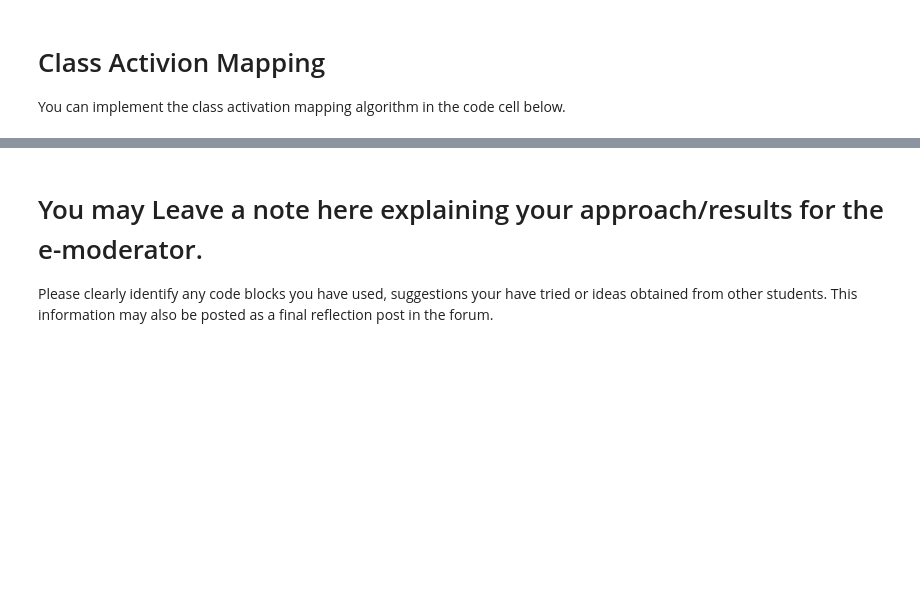
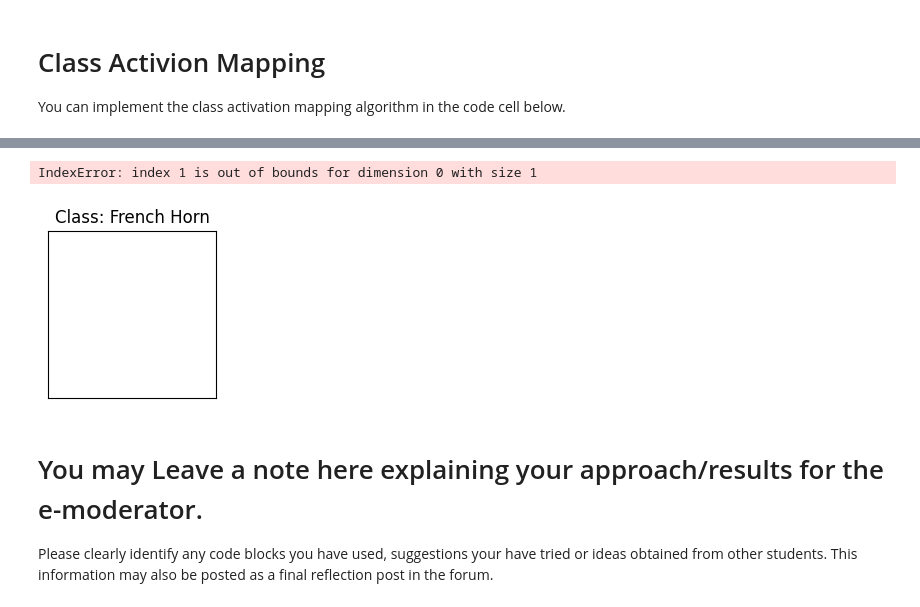
Before and after one commit to shane-os/CE5021-Assignment3, a Jupyter notebook: Assignment_3_student.ipynb, the cells around one changed output, grey strips where cells are left out. Drawn from its saved outputs; the diff is of its cells as text; code cells hidden in the pictures; blank space fills up the shorter version.

```diff
--- a/Assignment_3_student.ipynb
+++ b/Assignment_3_student.ipynb
@@ -320,3 +215,70 @@ TypeError: expected np.ndarray (got numpy.float64)
+# %%
+# To get the top 5 classes predicted by the model
+from torch import topk
+
+# Import cv2
+import cv2
+
+from logging import FileHandler
+
+import matplotlib.pyplot as plt
+import numpy as np
+
+# Initialize Figure
+fig = plt.figure(figsize=(10,10), frameon=False)
+
+
+# Iterate over the dataiter to produce a few examples
+
+# Ensure model is eval mode to disable batch normalisation during inference.
+model.eval()
+
+activations = []
+
+# Take next batch of images:
+dataiter = iter(data_loader)
+images, labels = next(dataiter)
+
+
+# def find_activation(layer):
+def hook(model, input, output):
+  # Append activation to activations
+    activations.append(output)
+
+target_layer = model.get_submodule('layer4.2.conv3')
+# Connect to Hook
+target_layer.register_forward_hook(hook)
+
+def returnCAM(feature_conv, w_softmax, class_idx):
+    _, nc, h, w = feature_conv.shape
+    cam = w_softmax[class_idx].dot(feature_conv[0].reshape((nc, h * w)))
+    cam = cam.reshape(h, w)
+    cam -= np.min(cam)
+    cam /= np.max(cam) if np.max(cam) != 0 else cam
+    return np.uint8(255 * cam)
+
+parameter_list = list(model.parameters())
+w_softmax = np.squeeze(parameter_list[-2].detach().numpy())
+
+for i in range(10):
+  activations.clear()
+  image = images[i].unsqueeze(0)
+  original_image = unnormalize_image(images[i], mean, std).permute(1, 2, 0).numpy()
+  original_image = (original_image - original_image.min()) / (original_image.max() - original_image.min())
+  original_image = original_image.transpose(0, 2, 1)
+  output = model(image)
+  logits = output["op_logits"]
+  probabilities = F.softmax(logits, dim=1).data.squeeze()
+  class_idx = int(topk(probabilities, 1)[1].item())
+  CAM = returnCAM(activations[0].detach().numpy(), w_softmax, class_idx)
+  heatmap = cv2.applyColorMap(cv2.resize(CAM, (224, 224)), cv2.COLORMAP_JET)
+  overlay = heatmap * 0.2 + (original_image * 255).astype(np.uint8)
+
+  ax = fig.add_subplot(4, 4, i + 1, xticks=[], yticks=[])
+  ax.title.set_text(f"Class: {imagenette_dict[class_idx]}")
+# %% [output]
+IndexError: index 1 is out of bounds for dimension 0 with size 1
+[figure, added]
 # %% [markdown]
 # You may Leave a note here explaining your approach/results for the e-moderator.
 
```
Also changed, not shown: parts of 4 cells of this notebook.
